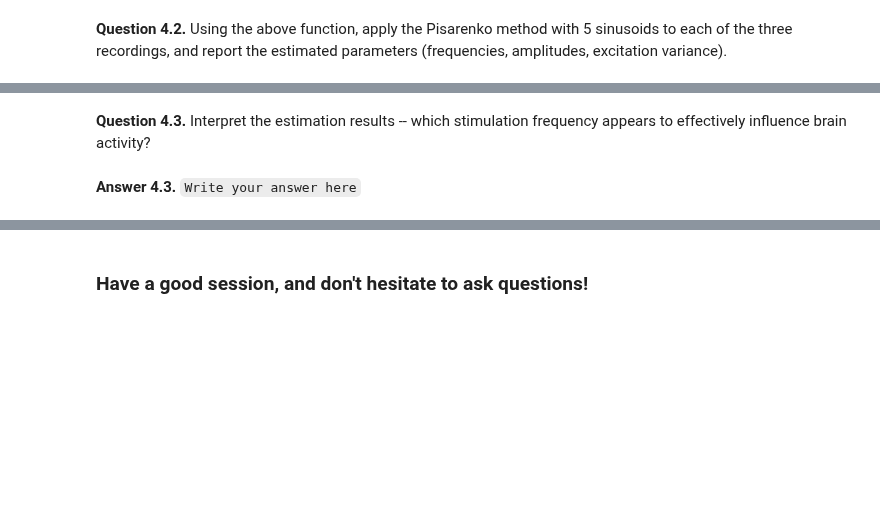
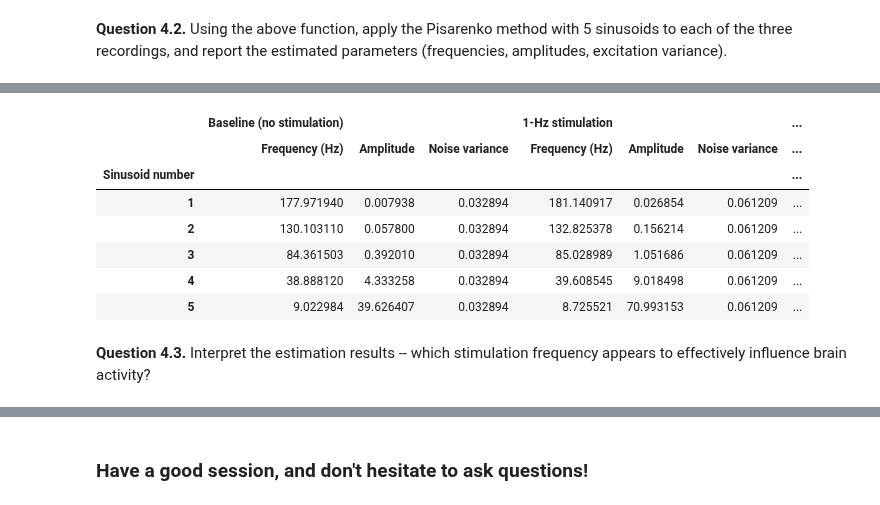
Before and after one commit to roduit/EE-512-Biomedical-signal-processing, a Jupyter notebook: labs/lab06/Lab_LinearModels2_complete.ipynb, the cells around one changed output, grey strips where cells are left out. Drawn from its saved outputs; the diff is of its cells as text; code cells hidden in the pictures; blank space fills up the shorter version.

```diff
--- a/labs/lab06/Lab_LinearModels2_complete.ipynb
+++ b/labs/lab06/Lab_LinearModels2_complete.ipynb
@@ -658,4 +674,28 @@ def pisarenko(x, p, fs, Aff=0):
+# %%
+data = {
+    ('Baseline (no stimulation)', 'Frequency (Hz)'): f_no,
+    ('Baseline (no stimulation)', 'Amplitude'): pp_no,
+    ('Baseline (no stimulation)', 'Noise variance'): sg2_no,
+    ('1-Hz stimulation', 'Frequency (Hz)'): f2_onehz,
+    ('1-Hz stimulation', 'Amplitude'): pp2_onehz,
+    ('1-Hz stimulation', 'Noise variance'): sg22_onehz,
+    ('100-Hz stimulation', 'Frequency (Hz)'): f3_hundredhz,
+    ('100-Hz stimulation', 'Amplitude'): pp3_hundredhz,
+    ('100-Hz stimulation', 'Noise variance'): sg23_hundredhz
+}
+
+df = pd.DataFrame(data)
+df['Sinusoid number'] = np.arange(1,6)
+df.set_index('Sinusoid number', inplace=True)
+df
+# %% [output]
+|  | Baseline (no stimulation) |  |  | 1-Hz stimulation |  |  | ... |
+|  | Frequency (Hz) | Amplitude | Noise variance | Frequency (Hz) | Amplitude | Noise variance | ... |
+| Sinusoid number |  |  |  |  |  |  | ... |
+| 1 | 177.971940 | 0.007938 | 0.032894 | 181.140917 | 0.026854 | 0.061209 | ... |
+| 2 | 130.103110 | 0.057800 | 0.032894 | 132.825378 | 0.156214 | 0.061209 | ... |
+| 3 | 84.361503 | 0.392010 | 0.032894 | 85.028989 | 1.051686 | 0.061209 | ... |
+| 4 | 38.888120 | 4.333258 | 0.032894 | 39.608545 | 9.018498 | 0.061209 | ... |
+| 5 | 9.022984 | 39.626407 | 0.032894 | 8.725521 | 70.993153 | 0.061209 | ... |
 # %% [markdown]
 **Question 4.3.** Interpret the estimation results -- which stimulation frequency appears to effectively influence brain activity?
-# %% [markdown]
-**Answer 4.3.** `Write your answer here`
```
Also changed, not shown: parts of 5 cells of this notebook.
